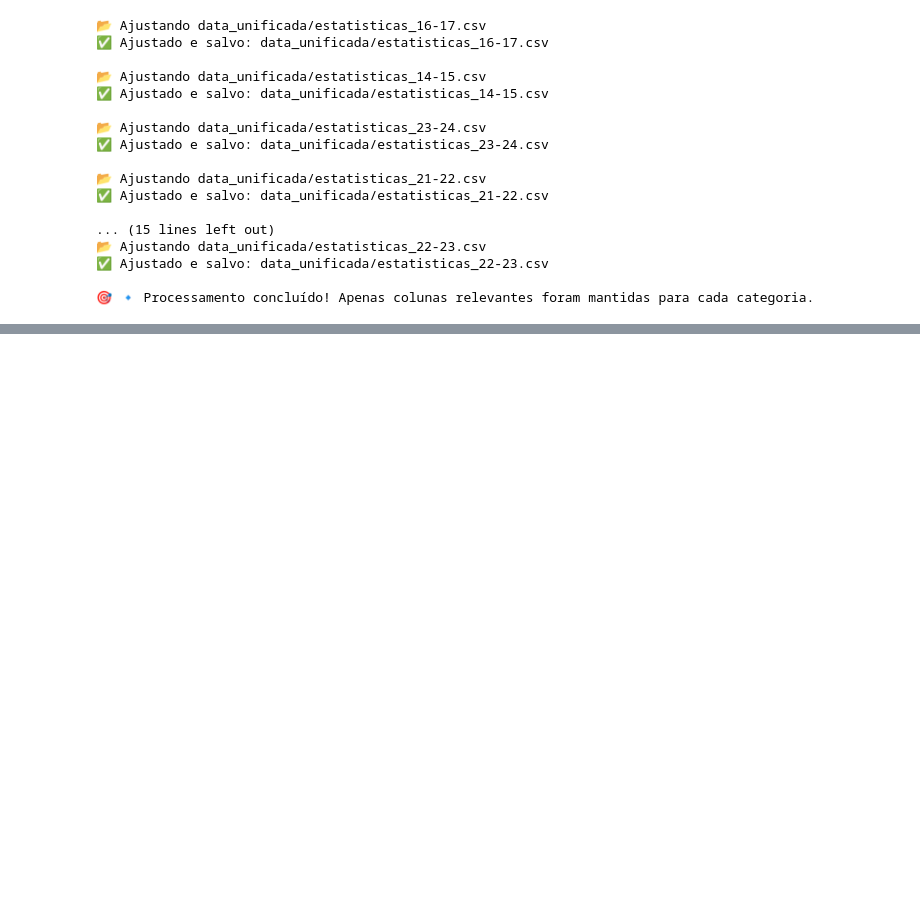
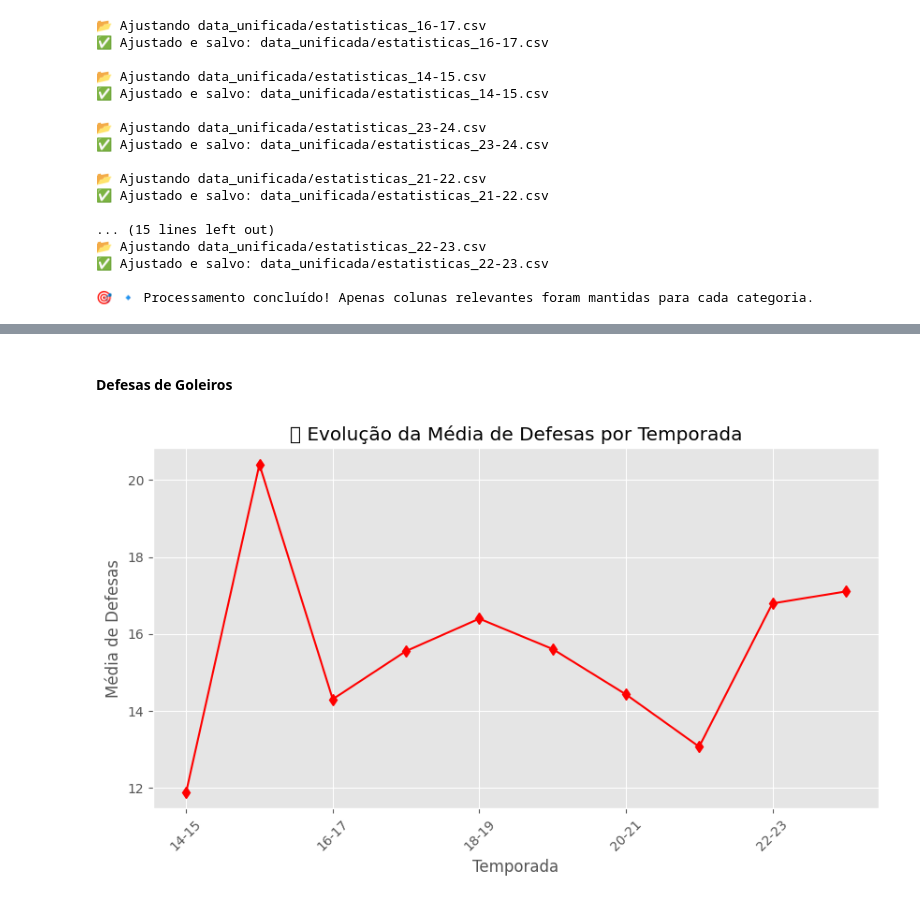
Before and after one commit to gabrierys/Data-Harvesting-Sofascore, a Jupyter notebook: champions_league_analysis.ipynb, the cells around one changed output, grey strips where cells are left out. Saved outputs shown, nothing was run; the diff lists cells and outputs as text; code cells hidden in the pictures; blank space fills up the shorter version.

```diff
--- a/champions_league_analysis.ipynb
+++ b/champions_league_analysis.ipynb
@@ -539,0 +610,20 @@ print("\n🎯 🔹 Processamento concluído! Apenas colunas relevantes foram man
+# %% [markdown]
+#### Defesas de Goleiros
+# %%
+# Filtrar apenas os goleiros
+df_goleiros = df_geral[df_geral["Categoria"] == "Goleiro"]
+
+# Agrupar por temporada e calcular a média de defesas
+df_defesas = df_goleiros.groupby("Temporada")["Defesas"].mean()
+
+# Criar o gráfico de evolução das defesas
+plt.figure(figsize=(10, 5))
+df_defesas.plot(marker="d", color="r")
+plt.title("📊 Evolução da Média de Defesas por Temporada")
+plt.xlabel("Temporada")
+plt.ylabel("Média de Defesas")
+plt.xticks(rotation=45)
+plt.grid(True)
+plt.show()
+# %% [output]
+[figure, added]
```
Also changed, not shown: parts of 22 cells of this notebook.
